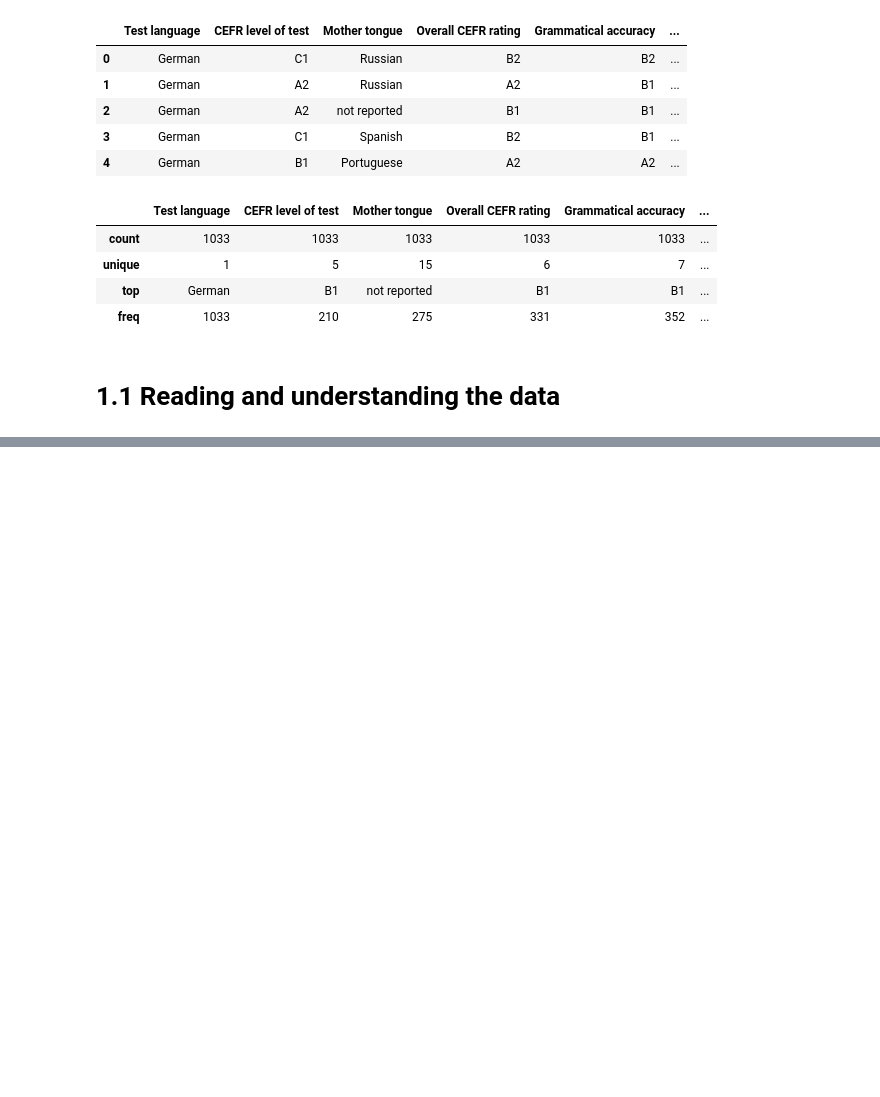
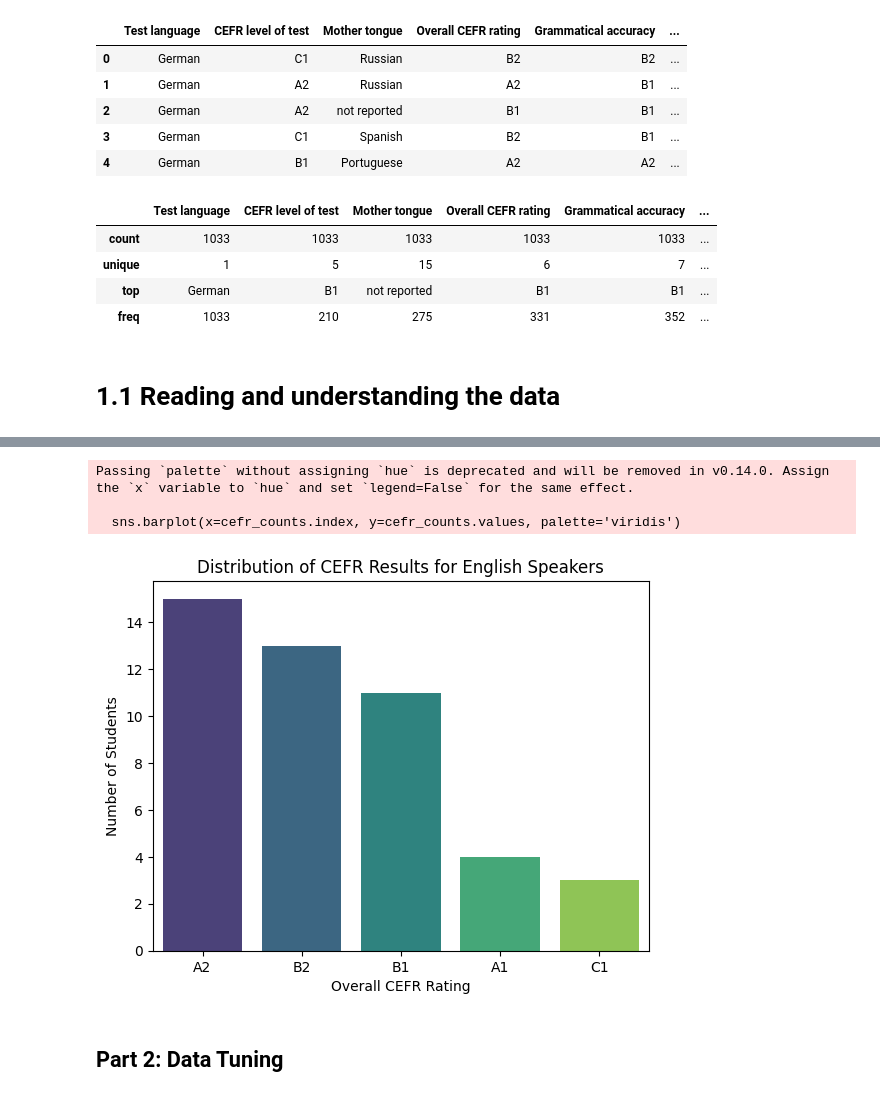
Before and after one commit to akrajeski/LanguageRecognition, a Jupyter notebook: data_training.ipynb, the cells around one changed output, grey strips where cells are left out. Cells and saved outputs as stored; diff of their text form; code cells hidden in the pictures; blank space fills up the shorter version.

Commit message:
Currently working on data feature engineering

```diff
--- a/data_training.ipynb
+++ b/data_training.ipynb
@@ -99,0 +130,22 @@ import seaborn as sns
+# %%
+import matplotlib.pyplot as plt
+
+# Filter for target language speakers to see if statistically relevant
+english_speakers = df[df['Mother tongue'] == 'English']
+
+# Count the distribution of CEFR results
+cefr_counts = english_speakers['Overall CEFR rating'].value_counts()
+
+# Create a bar plot
+sns.barplot(x=cefr_counts.index, y=cefr_counts.values, palette='viridis')
+plt.title('Distribution of CEFR Results for English Speakers')
+plt.xlabel('Overall CEFR Rating')
+plt.ylabel('Number of Students')
+plt.show()
+# %% [output]
+Passing `palette` without assigning `hue` is deprecated and will be removed in v0.14.0. Assign the `x` variable to `hue` and set `legend=False` for the same effect.
+
+  sns.barplot(x=cefr_counts.index, y=cefr_counts.values, palette='viridis')
+[figure, added]
+# %% [markdown]
+## Part 2: Data Tuning
```
Also changed, not shown: parts of 6 cells of this notebook, 1 other file.
